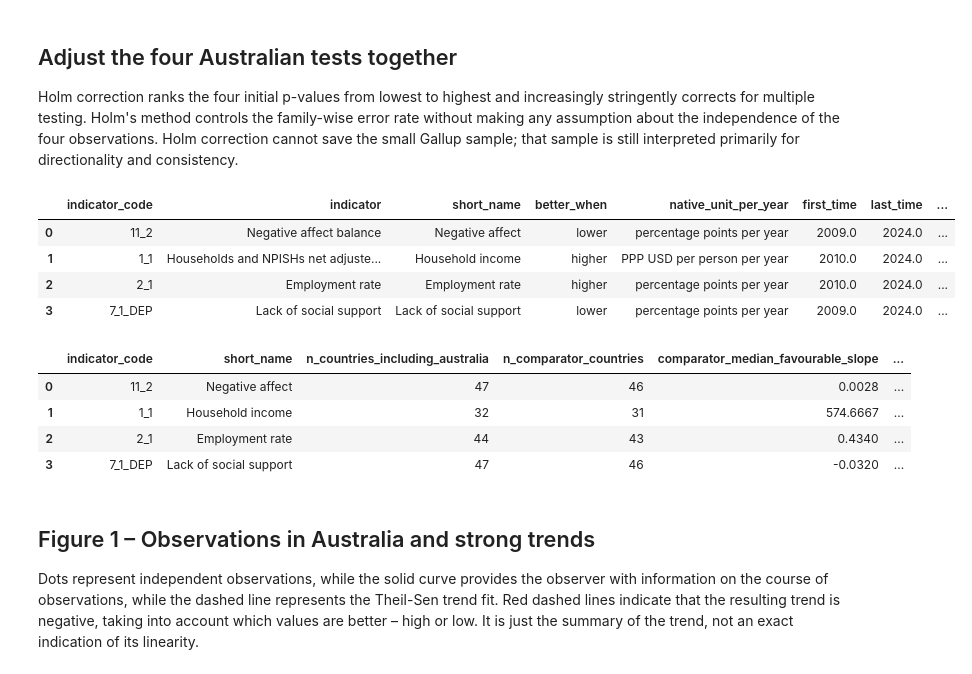
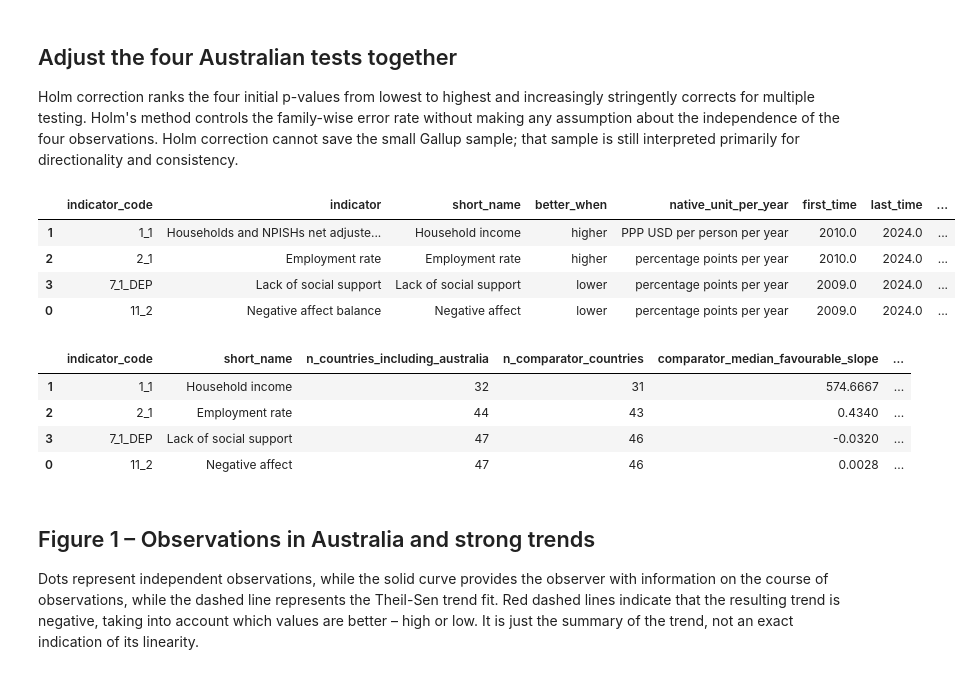
Before and after one commit to HaleyyT/winter-data-challenge, a Jupyter notebook: notebooks/method4_theilsen_kendall.ipynb, the cells around one changed output. Cells and saved outputs as stored; diff of their text form; code cells hidden in the pictures.

```diff
--- a/notebooks/method4_theilsen_kendall.ipynb
+++ b/notebooks/method4_theilsen_kendall.ipynb
@@ -27,7 +28,8 @@ from scipy.stats import kendalltau, theilslopes
 from IPython.display import display
 
 PROJECT_ROOT = Path.cwd().parent if Path.cwd().name == "notebooks" else Path.cwd()
-DATA_PATH = PROJECT_ROOT / "data" / "processed" / "OECD_cleaned_version.csv"
+DATA_PATH = PROJECT_ROOT / "data" / "processed" / "oecd_clean.csv"
+PRIMARY_RESULTS_PATH = PROJECT_ROOT / "reports" / "tables" / "material_social_primary_results.csv"
 TABLE_DIR = PROJECT_ROOT / "reports" / "tables"
 FIGURE_DIR = PROJECT_ROOT / "reports" / "figures"
 TABLE_DIR.mkdir(parents=True, exist_ok=True)
@@ -207,18 +209,21 @@ for (code, country_code), group in panel.groupby(["indicator_code", "country_cod
     })
 
 all_trends = pd.DataFrame(trend_rows)
-aus_spans = (
+aus_coverage = (
     all_trends[all_trends["country_code"].eq("AUS")]
-    .set_index("indicator_code")[["first_time", "last_time"]]
+    .set_index("indicator_code")[["first_time", "last_time", "n_independent"]]
 )
+minimum_coverage = np.ceil(0.80 * aus_coverage["n_independent"]).astype(int)
 
-# use the same endpoints to compare
-eligible = all_trends[all_trends["n_independent"].ge(3)].copy()
+# Require Australia's endpoints and at least 80% of its independent periods.
+eligible = all_trends.copy()
+eligible["required_n_independent"] = eligible["indicator_code"].map(minimum_coverage)
+eligible = eligible[eligible["n_independent"].ge(eligible["required_n_independent"])].copy()
 eligible = eligible[
     eligible.apply(
         lambda r: (
-            r["first_time"] == aus_spans.loc[r["indicator_code"], "first_time"]
-            and r["last_time"] == aus_spans.loc[r["indicator_code"], "last_time"]
+            r["first_time"] == aus_coverage.loc[r["indicator_code"], "first_time"]
+            and r["last_time"] == aus_coverage.loc[r["indicator_code"], "last_time"]
         ),
         axis=1,
     )
@@ -272,6 +277,21 @@ for code, group in au_panel.groupby("indicator_code", sort=False):
         "endpoint_favourable_change": sign * native_change,
     })
 endpoint_results = pd.DataFrame(endpoint_rows)
+
+# Fail if Method 4 endpoints diverge from the frozen Method 2 analysis.
+if not PRIMARY_RESULTS_PATH.exists():
+    raise FileNotFoundError("Run notebooks/02_analysis.ipynb before Method 4.")
+primary_results = pd.read_csv(PRIMARY_RESULTS_PATH)
+parity = endpoint_results.merge(
+    primary_results[["indicator_code", "australia_native_change"]],
+    on="indicator_code", how="inner", validate="one_to_one",
+)
+assert set(parity["indicator_code"]) == set(INDICATORS)
+np.testing.assert_allclose(
+    parity["endpoint_native_change"], parity["australia_native_change"],
+    rtol=0, atol=1e-10,
+)
+
 aus_results = aus_results.merge(endpoint_results, on="indicator_code", how="left")
 aus_results["endpoint_direction"] = np.select(
     [aus_results["endpoint_favourable_change"].gt(0), aus_results["endpoint_favourable_change"].lt(0)],
@@ -295,47 +315,53 @@ for code, group in eligible.groupby("indicator_code", sort=False):
     country_summaries.append({
         "indicator_code": code,
         "short_name": INDICATORS[code]["short_name"],
         "n_countries_including_australia": len(group),
         "n_comparator_countries": len(peer_group),
         "comparator_median_favourable_slope": peer_group["favourable_slope_per_year"].median(),
         "australia_favourable_slope": aus_slope,
-        "australia_percentile_including_australia": percentile_of_score(
-            group["favourable_slope_per_year"], aus_slope
+        "australia_favourable_slope_percentile": percentile_of_score(
+            peer_group["favourable_slope_per_year"], aus_slope
         ),
     })
 country_summary = pd.DataFrame(country_summaries)
 
 aus_results = aus_results.merge(
     country_summary.drop(columns="short_name"), on="indicator_code", how="left"
 )
 result_columns = [
     "indicator_code", "indicator", "short_name", "better_when", "native_unit_per_year",
     "first_time", "last_time", "n_independent", "native_slope_per_year",
     "native_slope_ci_low", "native_slope_ci_high", "favourable_slope_per_year",
     "favourable_slope_ci_low", "favourable_slope_ci_high", "favourable_direction",
     "endpoint_native_change", "endpoint_favourable_change", "endpoint_direction",
     "slope_endpoint_agree", "kendall_tau_native", "kendall_tau_favourable", "kendall_p_raw", "kendall_p_holm",
     "n_comparator_countries", "comparator_median_favourable_slope",
-    "australia_percentile_including_australia",
+    "australia_favourable_slope_percentile",
 ]
-aus_results = aus_results[result_columns].sort_values("indicator_code")
+analysis_order = {code: position for position, code in enumerate(INDICATORS)}
+aus_results = aus_results[result_columns].sort_values(
+    "indicator_code", key=lambda values: values.map(analysis_order)
+)
+country_summary = country_summary.sort_values(
+    "indicator_code", key=lambda values: values.map(analysis_order)
+)
 
-aus_results.to_csv(TABLE_DIR / "method4_australia_trend_results.csv", index=False)
+aus_results.to_csv(TABLE_DIR / "material_social_trend_results.csv", index=False)
 country_summary.to_csv(TABLE_DIR / "method4_country_slope_summary.csv", index=False)
 
 display(aus_results.round(4))
 display(country_summary.round(4))
 # %% [output]
 |  | indicator_code | indicator | short_name | better_when | native_unit_per_year | first_time | last_time | ... |
-| 0 | 11_2 | Negative affect balance | Negative affect | lower | percentage points per year | 2009.0 | 2024.0 | ... |
 | 1 | 1_1 | Households and NPISHs net adjuste... | Household income | higher | PPP USD per person per year | 2010.0 | 2024.0 | ... |
 | 2 | 2_1 | Employment rate | Employment rate | higher | percentage points per year | 2010.0 | 2024.0 | ... |
 | 3 | 7_1_DEP | Lack of social support | Lack of social support | lower | percentage points per year | 2009.0 | 2024.0 | ... |
+| 0 | 11_2 | Negative affect balance | Negative affect | lower | percentage points per year | 2009.0 | 2024.0 | ... |
 |  | indicator_code | short_name | n_countries_including_australia | n_comparator_countries | comparator_median_favourable_slope | ... |
-| 0 | 11_2 | Negative affect | 47 | 46 | 0.0028 | ... |
 | 1 | 1_1 | Household income | 32 | 31 | 574.6667 | ... |
 | 2 | 2_1 | Employment rate | 44 | 43 | 0.4340 | ... |
 | 3 | 7_1_DEP | Lack of social support | 47 | 46 | -0.0320 | ... |
+| 0 | 11_2 | Negative affect | 47 | 46 | 0.0028 | ... |
 # %% [markdown]
 ## Figure 1 – Observations in Australia and strong trends
 
```
Also changed, not shown: parts of 7 cells of this notebook, 11 other files.
